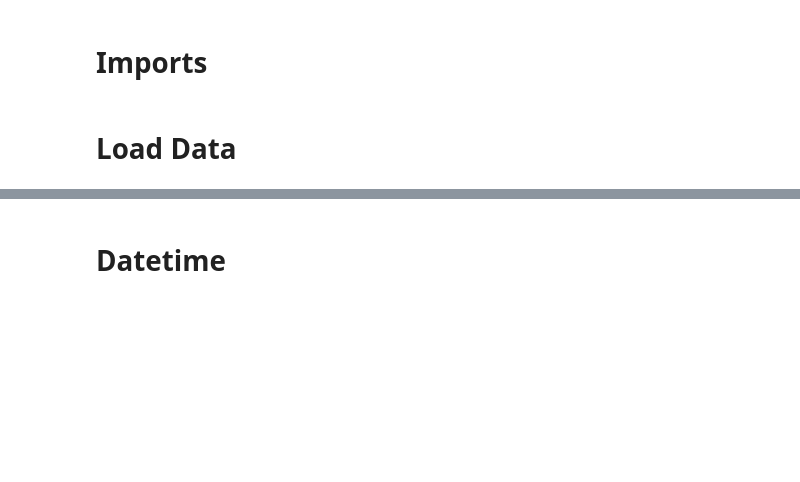
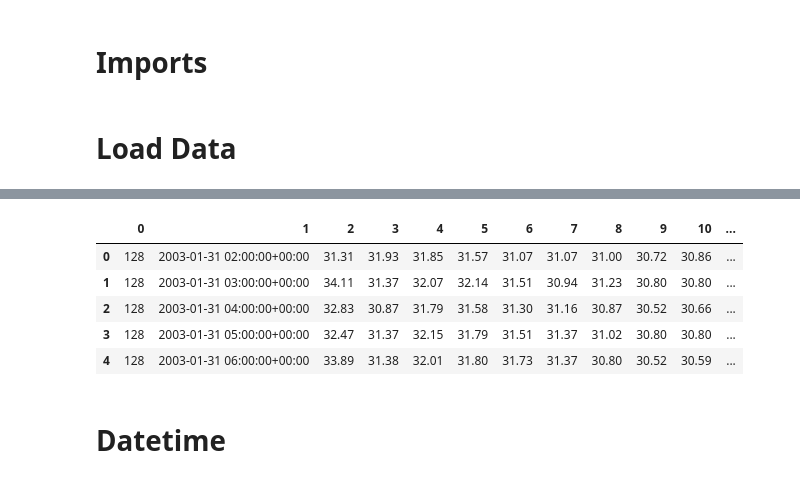
Before and after one commit to erikjamesmason/Temperature_Data_Probe_2, a Jupyter notebook: Temp_data_preprocess.ipynb, the cells around one changed output, grey strips where cells are left out. Cells and saved outputs as stored; diff of their text form; code cells hidden in the pictures; blank space fills up the shorter version.

```diff
--- a/Temp_data_preprocess.ipynb
+++ b/Temp_data_preprocess.ipynb
@@ -22,0 +27,2 @@ df_128 = df_128.drop(['REF_TEMP', 'IN_PAVEMENT_TEMP', 'INTERNAL_TEMP', 'BATTERY_
+# %%
+data_test.dropna(inplace=True)
@@ -22,0 +33,2 @@ df_128 = df_128.drop(['REF_TEMP', 'IN_PAVEMENT_TEMP', 'INTERNAL_TEMP', 'BATTERY_
+# %%
+data_test = data_test.values
@@ -22,0 +62,2 @@ df_128 = df_128.drop(['REF_TEMP', 'IN_PAVEMENT_TEMP', 'INTERNAL_TEMP', 'BATTERY_
+# %%
+data_test_back = pd.DataFrame(data_test)
@@ -22,0 +89,2 @@ df_128 = df_128.drop(['REF_TEMP', 'IN_PAVEMENT_TEMP', 'INTERNAL_TEMP', 'BATTERY_
+# %%
+data_test_back_dtypes = data_test_back.convert_dtypes()
@@ -22,0 +111,9 @@ df_128 = df_128.drop(['REF_TEMP', 'IN_PAVEMENT_TEMP', 'INTERNAL_TEMP', 'BATTERY_
+# %%
+data_test_back_dtypes.head()
+# %% [output]
+|  | 0 | 1 | 2 | 3 | 4 | 5 | 6 | 7 | 8 | 9 | 10 | ... |
+| 0 | 128 | 2003-01-31 02:00:00+00:00 | 31.31 | 31.93 | 31.85 | 31.57 | 31.07 | 31.07 | 31.00 | 30.72 | 30.86 | ... |
+| 1 | 128 | 2003-01-31 03:00:00+00:00 | 34.11 | 31.37 | 32.07 | 32.14 | 31.51 | 30.94 | 31.23 | 30.80 | 30.80 | ... |
+| 2 | 128 | 2003-01-31 04:00:00+00:00 | 32.83 | 30.87 | 31.79 | 31.58 | 31.30 | 31.16 | 30.87 | 30.52 | 30.66 | ... |
+| 3 | 128 | 2003-01-31 05:00:00+00:00 | 32.47 | 31.37 | 32.15 | 31.79 | 31.51 | 31.37 | 31.02 | 30.80 | 30.80 | ... |
+| 4 | 128 | 2003-01-31 06:00:00+00:00 | 33.89 | 31.38 | 32.01 | 31.80 | 31.73 | 31.37 | 30.80 | 30.52 | 30.59 | ... |
```
Also changed, not shown: parts of 24 cells of this notebook.
